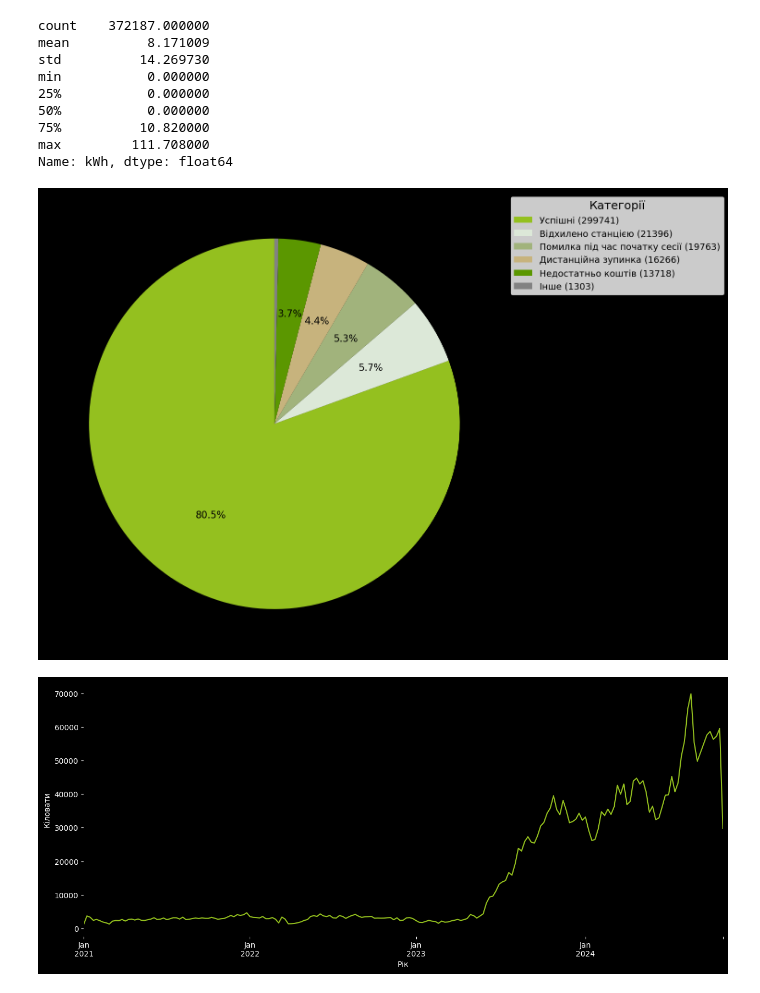
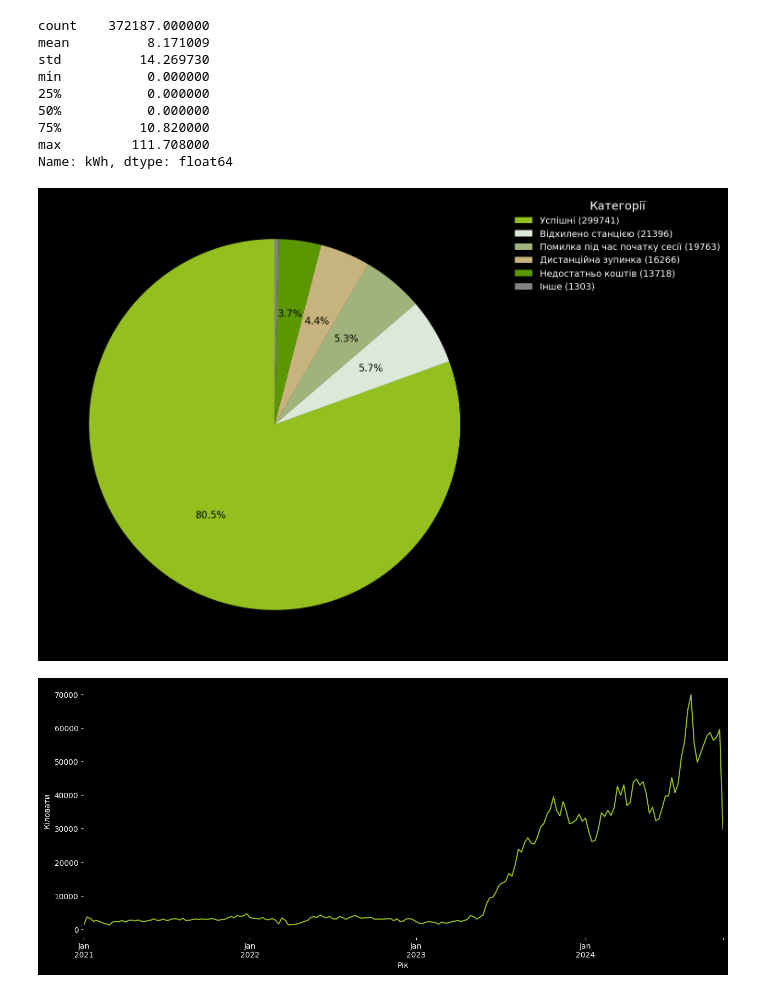
Before and after one commit to Lkupybida/ArtficialInteligenceCourseProject, a Jupyter notebook: nastiia.ipynb, the cells around one changed output. Drawn from its saved outputs; the diff is of its cells as text; code cells hidden in the pictures.

Commit message:
Charging types pie chart

```diff
--- a/nastiia.ipynb
+++ b/nastiia.ipynb
@@ -38,37 +38,46 @@ other_count = counts[5:].sum()
 counts_for_pie = pd.concat([top_4_counts, pd.Series({'Інше': other_count})])
 
 def autopct_func(pct, allvalues):
-    absolute = int(pct / 100.*sum(allvalues))
+    absolute = int(pct / 100. * sum(allvalues))
     if absolute == other_count:
         return ''
     return f"{pct:.1f}%"
 
 plt.figure(figsize=(15, 15), facecolor='black')
 wedges, texts, autotexts = plt.pie(
     counts_for_pie,
     autopct=lambda pct: autopct_func(pct, counts_for_pie.values),
     startangle=90,
     colors=['#94C01F', '#DCE8D8', '#A1B37C', '#C7B37D', '#5B9700', '#828282'],
     labels=[None] * len(counts_for_pie)
 )
 
 for autotext in autotexts:
     autotext.set_fontsize(15)
 
-plt.legend(
+legend = plt.legend(
     wedges,
     [f"{label} ({value})" for label, value in zip(counts_for_pie.index, counts_for_pie.values)],
     title="Категорії",
     title_fontsize=18,
     loc="upper left",
     bbox_to_anchor=(1, 0, 0.5, 1),
     fontsize=14
 )
 
+legend.get_frame().set_facecolor('black')
+legend.get_frame().set_edgecolor('black')
+
+for text in legend.get_texts():
+    text.set_color("white")
+
+legend.get_title().set_color("white")
+
+
 plt.tight_layout()
 plt.show()
 # %% [output]
-[figure, old version]
+[figure, new version]
 # %%
 df['Start'] = pd.to_datetime(df['Start'])
 df['End'] = pd.to_datetime(df['End'])
```
Also changed, not shown: parts of 1 cell of this notebook, 3 other files.
